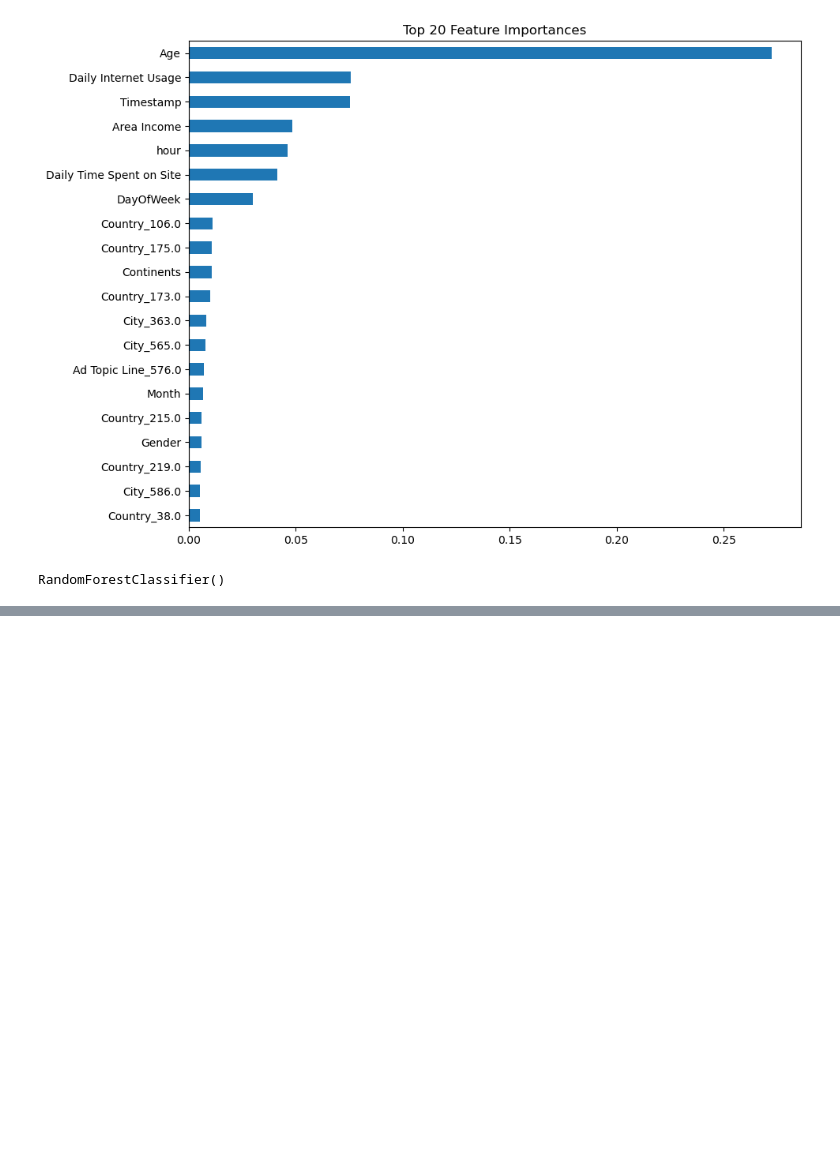
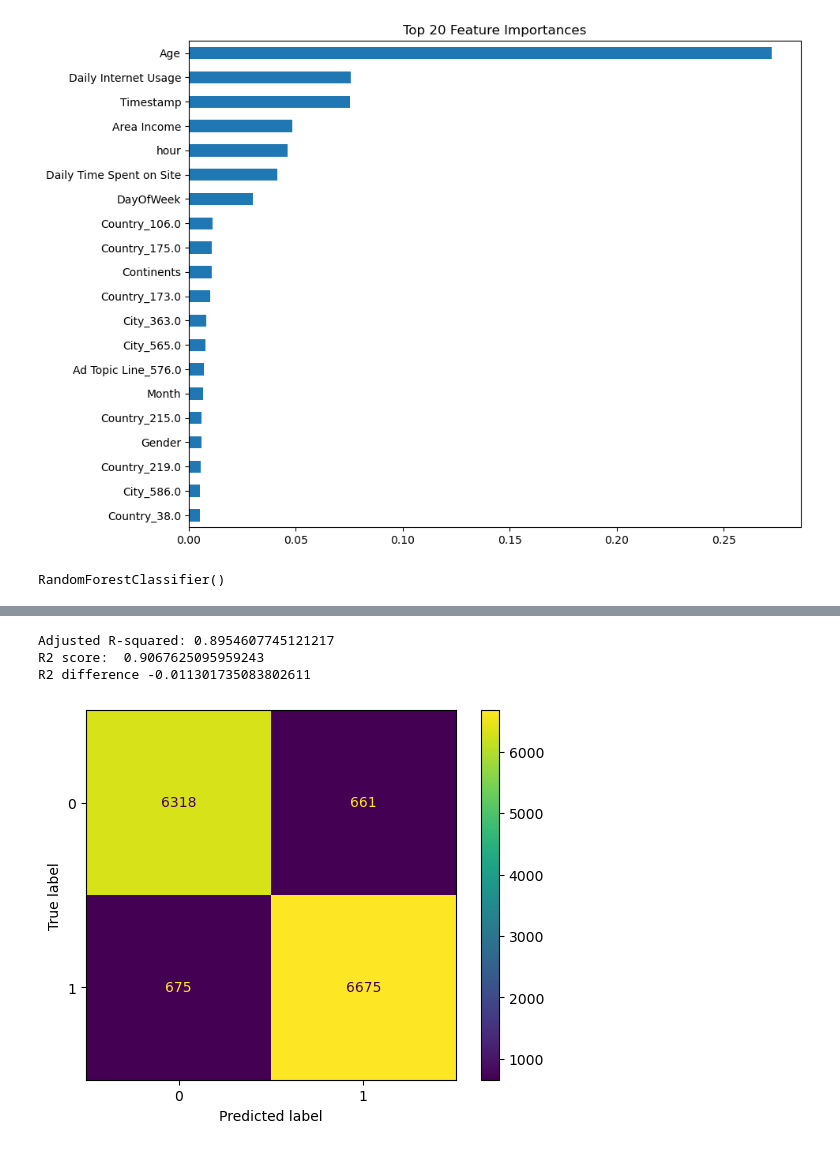
Before and after one commit to Jeeva046/Click_rate_prediction, a Jupyter notebook: Click_rate_prediction.ipynb, the cells around one changed output, grey strips where cells are left out. Saved outputs shown, nothing was run; the diff lists cells and outputs as text; code cells hidden in the pictures; blank space fills up the shorter version.

```diff
--- a/Click_rate_prediction.ipynb
+++ b/Click_rate_prediction.ipynb
@@ -319,0 +348,9 @@ from sklearn.metrics import ConfusionMatrixDisplay
+# %%
+# Importing randomized CV
+from sklearn.model_selection import RandomizedSearchCV
+
+rf2 = RandomForestClassifier(random_state=2)
+rf_random = RandomizedSearchCV(estimator = rf,param_distributions = random_grid,
+               n_iter = 100, cv = 3, verbose=2, random_state=35, n_jobs = -1)
+# %%
+rf_random.fit(X_train, y_train)
@@ -319,0 +376,3 @@ from sklearn.metrics import ConfusionMatrixDisplay
+# %%
+random_forest = RandomForestClassifier(n_estimators =110 , min_samples_split =8 , min_samples_leaf= 1, max_features = 'log2', max_depth= 120, bootstrap=False)
+random_forest.fit( X_train, y_train)
@@ -319,0 +382,5 @@ from sklearn.metrics import ConfusionMatrixDisplay
+# %%
+# predictions
+y_pred = random_forest.predict(X_test)
+
+print(classification_report(y_test, y_pred))
@@ -319,0 +396,18 @@ from sklearn.metrics import ConfusionMatrixDisplay
+# %%
+r2 = random_forest.score(X_test, y_test)
+adjusted_r2 = 1 - (1 - random_forest.score(X_test, y_test)) * (len(y_test) - 1) / (len(y_test) - X_test.shape[1] - 1)
+print("Adjusted R-squared:", adjusted_r2)
+print("R2 score: ",r2)
+print('R2 difference',adjusted_r2 - r2)
+# %% [output]
+Adjusted R-squared: 0.8954607745121217
+R2 score:  0.9067625095959243
+R2 difference -0.011301735083802611
+# %%
+cm = confusion_matrix(y_test,y_pred)
+
+dip = ConfusionMatrixDisplay(confusion_matrix=cm)
+dip.plot()
+plt.show()
+# %% [output]
+[figure, added]
```
Also changed, not shown: parts of 14 cells of this notebook, 1 other file.
